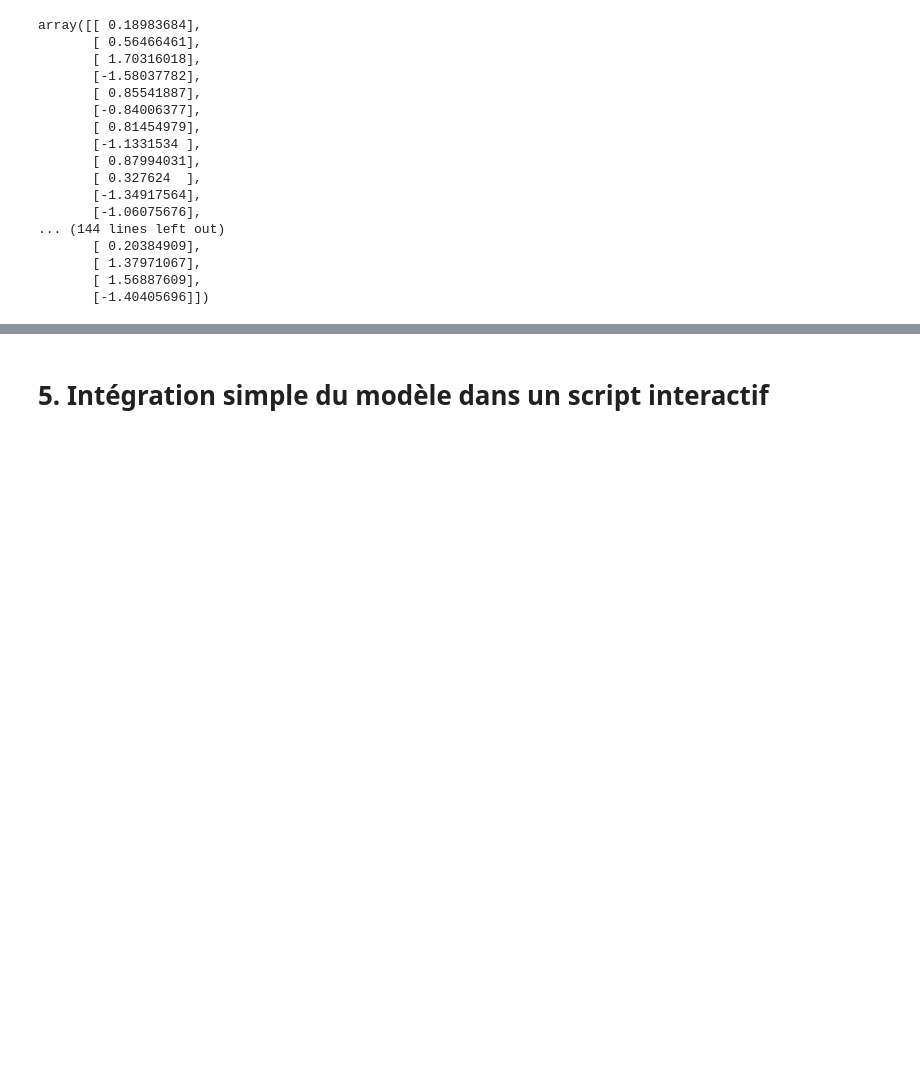
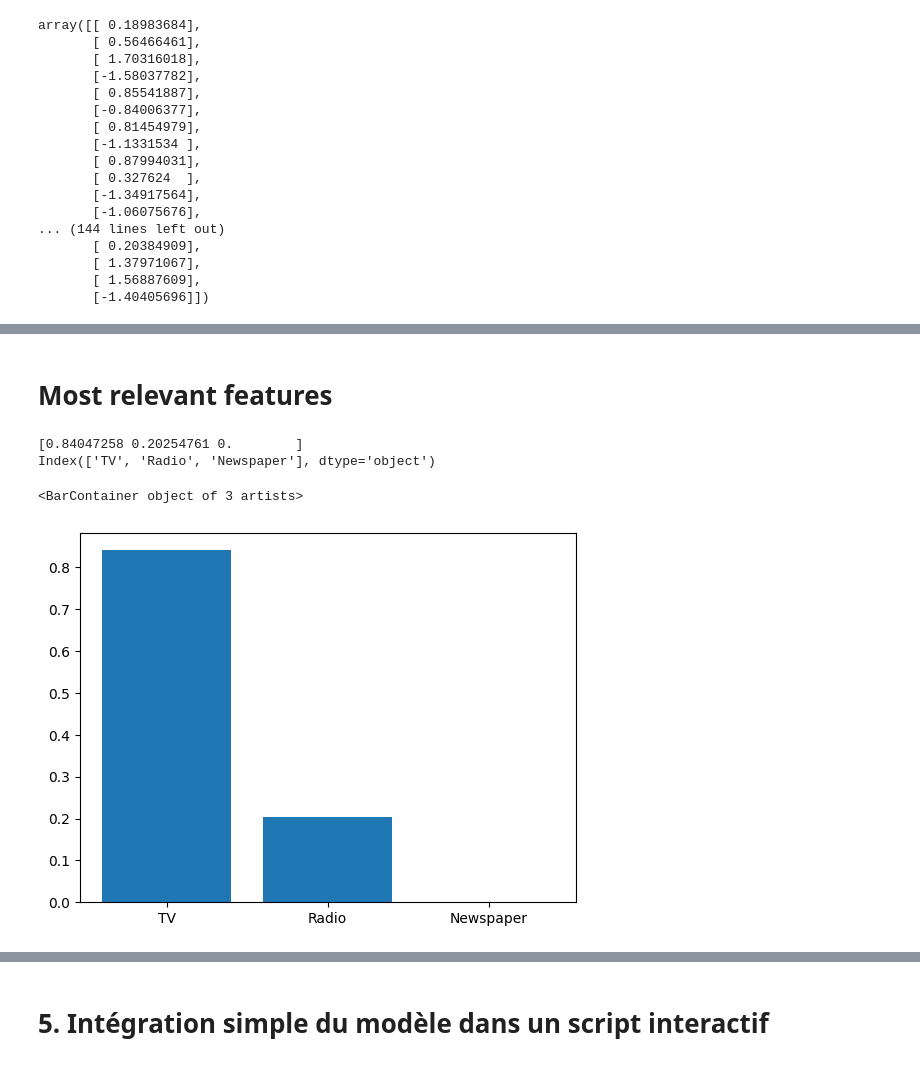
Before and after one commit to CSAADZIDI/ML_challenge_linear_regression, a Jupyter notebook: challenge_linear_regression.ipynb, the cells around one changed output, grey strips where cells are left out. Saved outputs shown, nothing was run; the diff lists cells and outputs as text; code cells hidden in the pictures; blank space fills up the shorter version.

```diff
--- a/challenge_linear_regression.ipynb
+++ b/challenge_linear_regression.ipynb
@@ -276,0 +278,14 @@ plt.show()
+# %% [markdown]
+# Most relevant features
+# %%
+lasso = Lasso(alpha=0.1)
+lasso.fit(X_train,y_train)
+y_pred_lasso = lasso.predict(X_test)
+print(lasso.coef_)
+print(X.columns)
+plt.bar( X.columns,lasso.coef_)
+# %% [output]
+[0.84047258 0.20254761 0.        ]
+Index(['TV', 'Radio', 'Newspaper'], dtype='object')
+<BarContainer object of 3 artists>
+[figure, added]
```
Also changed, not shown: parts of 8 cells of this notebook, 2 other files.
